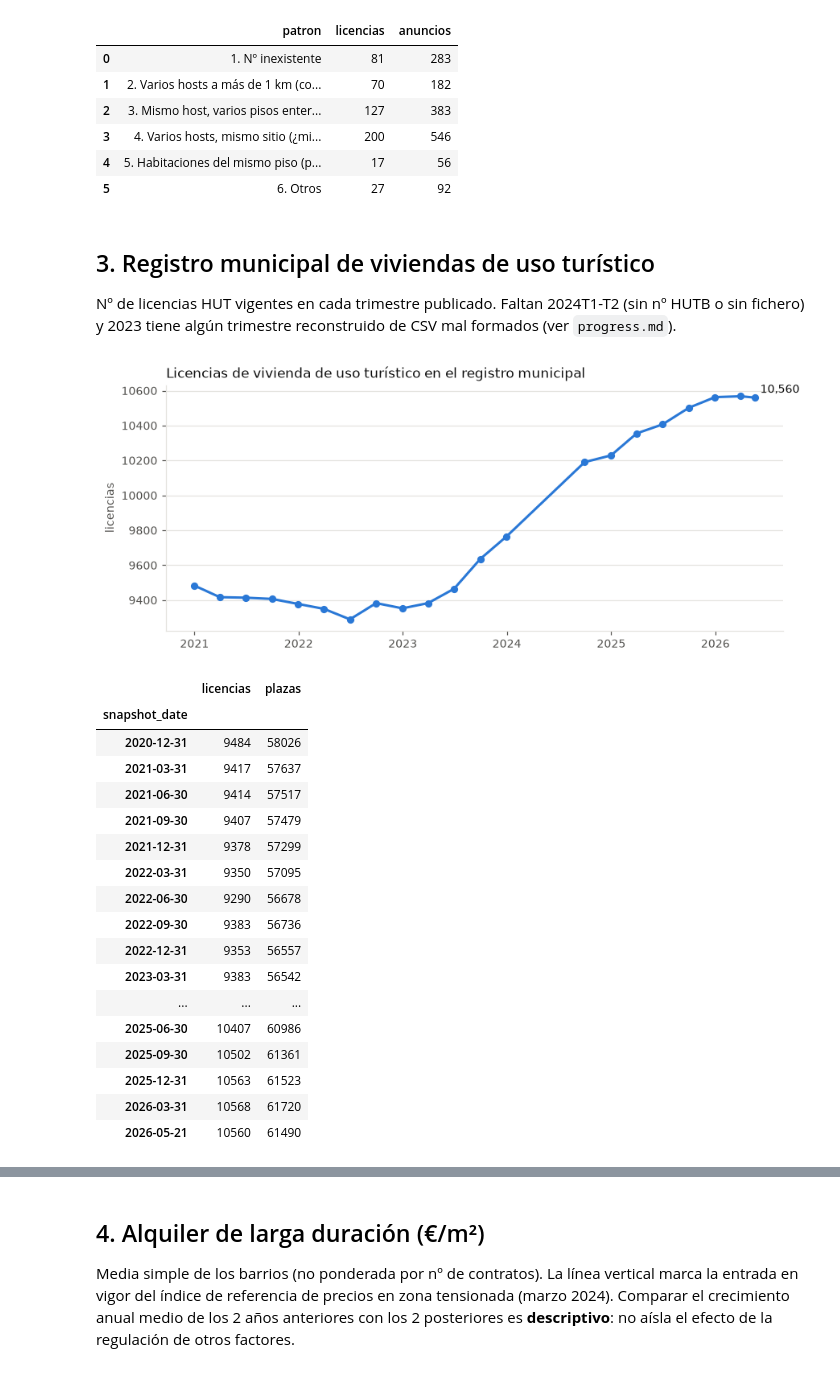
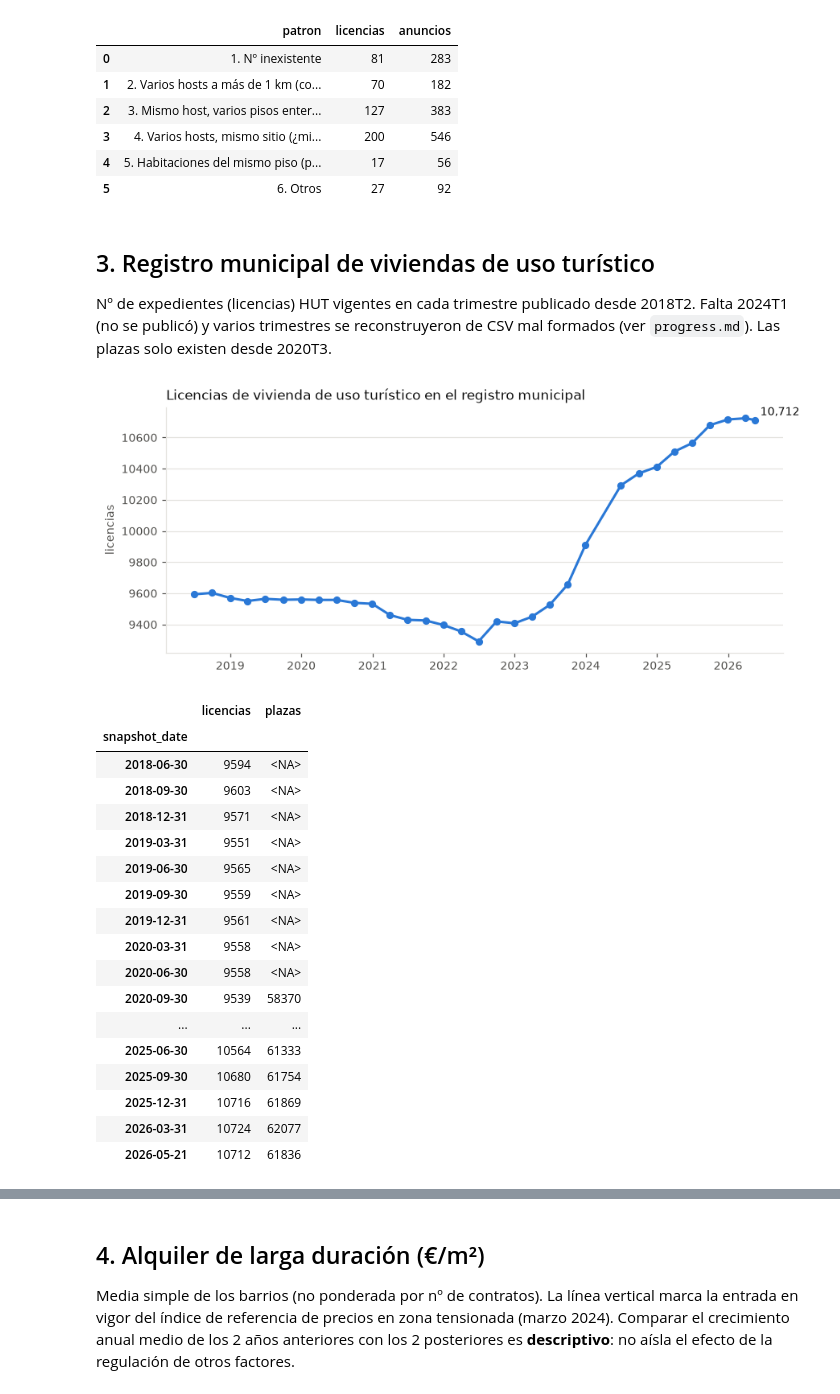
Before and after one commit to gllobet11/bcn-housing-analytics, a Jupyter notebook: notebooks/analisis_licencias.ipynb, the cells around one changed output, grey strips where cells are left out. Saved outputs shown, nothing was run; the diff lists cells and outputs as text; code cells hidden in the pictures.

```diff
--- a/notebooks/analisis_licencias.ipynb
+++ b/notebooks/analisis_licencias.ipynb
@@ -255,44 +258,44 @@ compartidas
 # %% [markdown]
 ## 3. Registro municipal de viviendas de uso turístico
 
-Nº de licencias HUT vigentes en cada trimestre publicado. Faltan 2024T1-T2 (sin nº HUTB o sin fichero) y 2023 tiene algún trimestre reconstruido de CSV mal formados (ver `progress.md`).
+Nº de expedientes (licencias) HUT vigentes en cada trimestre publicado desde 2018T2. Falta 2024T1 (no se publicó) y varios trimestres se reconstruyeron de CSV mal formados (ver `progress.md`). Las plazas solo existen desde 2020T3.
 # %%
 registro = q("""
-select snapshot_date, count() as licencias, sum(plazas) as plazas
-from fct_hut_registry group by snapshot_date order by snapshot_date
+select snapshot_date, sum(expedientes) as licencias, sum(plazas) as plazas
+from fct_hut_registry_barrio group by snapshot_date order by snapshot_date
 """).set_index("snapshot_date")
 
 fig, ax = plt.subplots()
 ax.plot(registro.index, registro.licencias, marker="o", color="#2a78d6")
 ax.set_title("Licencias de vivienda de uso turístico en el registro municipal")
 ax.set_ylabel("licencias")
 last = registro.iloc[-1]
 ax.annotate(
     f"{last.licencias:,.0f}",
     (registro.index[-1], last.licencias),
     xytext=(4, 4),
     textcoords="offset points",
     color=INK,
 )
 plt.show()
 registro
 # %% [output]
-[figure, old version]
+[figure, new version]
 |  | licencias | plazas |
 | snapshot_date |  |  |
-| 2020-12-31 | 9484 | 58026 |
-| 2021-03-31 | 9417 | 57637 |
-| 2021-06-30 | 9414 | 57517 |
-| 2021-09-30 | 9407 | 57479 |
-| 2021-12-31 | 9378 | 57299 |
-| 2022-03-31 | 9350 | 57095 |
-| 2022-06-30 | 9290 | 56678 |
-| 2022-09-30 | 9383 | 56736 |
-| 2022-12-31 | 9353 | 56557 |
-| 2023-03-31 | 9383 | 56542 |
+| 2018-06-30 | 9594 | <NA> |
+| 2018-09-30 | 9603 | <NA> |
+| 2018-12-31 | 9571 | <NA> |
+| 2019-03-31 | 9551 | <NA> |
+| 2019-06-30 | 9565 | <NA> |
+| 2019-09-30 | 9559 | <NA> |
+| 2019-12-31 | 9561 | <NA> |
+| 2020-03-31 | 9558 | <NA> |
+| 2020-06-30 | 9558 | <NA> |
+| 2020-09-30 | 9539 | 58370 |
 | ... | ... | ... |
-| 2025-06-30 | 10407 | 60986 |
-| 2025-09-30 | 10502 | 61361 |
-| 2025-12-31 | 10563 | 61523 |
-| 2026-03-31 | 10568 | 61720 |
-| 2026-05-21 | 10560 | 61490 |
+| 2025-06-30 | 10564 | 61333 |
+| 2025-09-30 | 10680 | 61754 |
+| 2025-12-31 | 10716 | 61869 |
+| 2026-03-31 | 10724 | 62077 |
+| 2026-05-21 | 10712 | 61836 |
```
Also changed, not shown: parts of 9 cells of this notebook, 18 other files.
